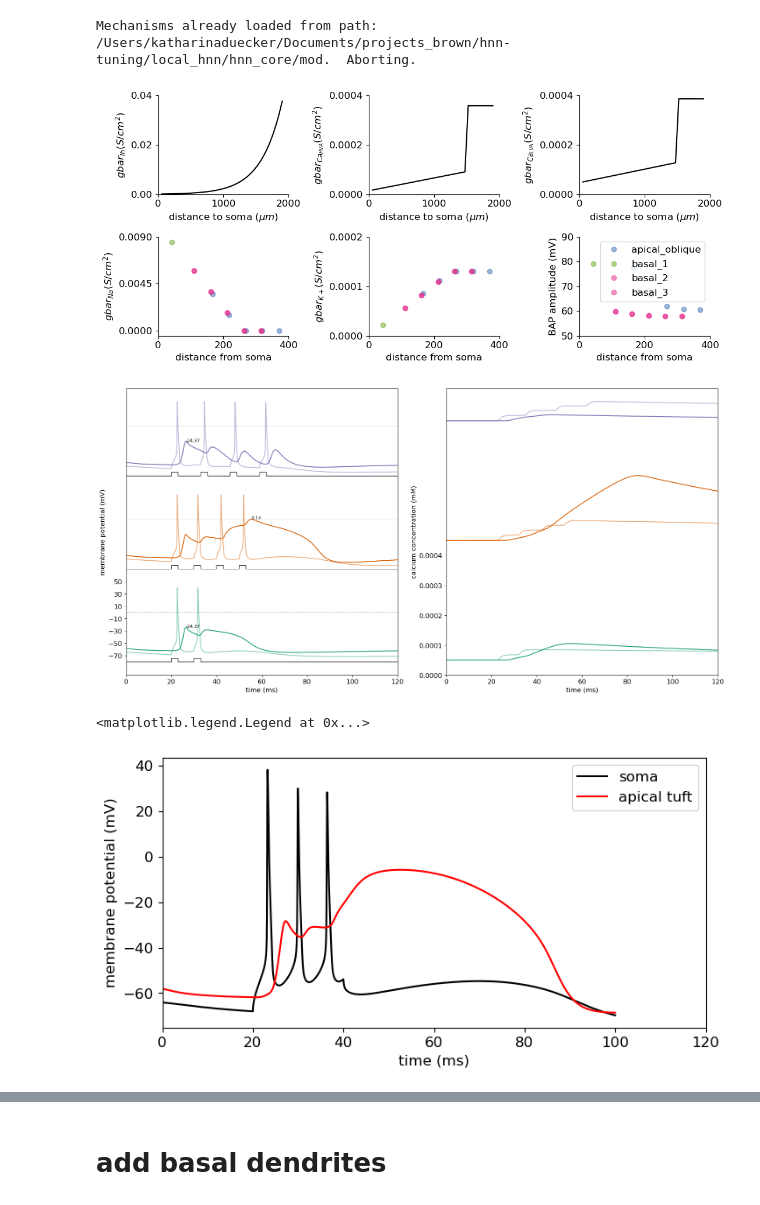
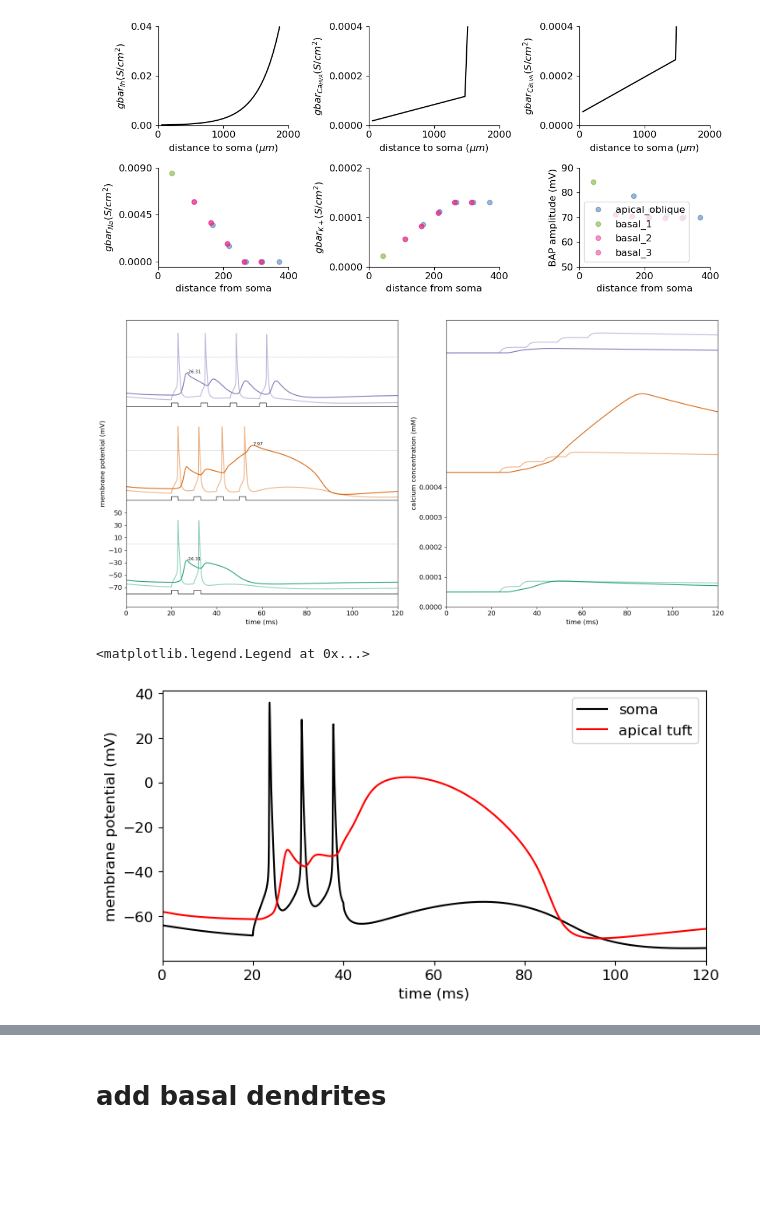
Before and after one commit to jonescompneurolab/hnn-tuning, a Jupyter notebook: new_cells_dev/cells/l5_ET_handtune.ipynb, the cells around one changed output, grey strips where cells are left out. Drawn from its saved outputs; the diff is of its cells as text; code cells hidden in the pictures; blank space fills up the shorter version.

```diff
--- a/new_cells_dev/cells/l5_ET_handtune.ipynb
+++ b/new_cells_dev/cells/l5_ET_handtune.ipynb
@@ -41,16 +41,16 @@ hay_model_params = {'soma': {'NaTs2_t': 20_400e-4/2*1.2,
                                 'pas': {'g': .338e-4/2,
                                           'e': -90}},
                         'basal': {'NaTs2_t': partial(linear_gbar,20_400e-4/2*0.01,0,255),
-                                'SKv3_1': partial(linear_gbar,0,0.000261/2*1,255),
-                                  'Ih': 5.14e-5/2,
-                                  'pas': {'g': 1.75e-5/2,
+                                'SKv3_1': partial(linear_gbar,0,0.000261/2,255),
+                                  'Ih': 5.14e-5/2*2,
+                                  'pas': {'g': 1.75e-5/2*2,
                                           'e': -90}},
                         'dend': {'NaTa_t': 0.0213/2,
                                 'SKv3_1': 0.000261/2,
-                                'Ca_HVA': partial(linear_gbar, 2.78e-5/2*1., 2.78e-5/2*6.6, 1500),
-                                'Ca_LVAst': partial(linear_gbar, 93.5e-6/2, 93.5e-6/2*2.75, 1500),
+                                'Ca_HVA': partial(linear_gbar, 2.78e-5/2*1., 2.78e-5/2*8.5, 1500),
+                                'Ca_LVAst': partial(linear_gbar, 93.5e-6/2, 93.5e-6/2*5.75, 1500),
                                 'SK_E2': 0.0012/2*4,#*2,#*1.6,
-                                'Ih': partial(Ih_condu_hay, 1e-4/2),
+                                'Ih': partial(Ih_condu_hay, 1e-4/2*1.2),
                                 'Im': 0.0000675/2,
                                 'K_Pst': 0,
                                 'K_Tst': 0,
@@ -93,8 +93,7 @@ fig = fig_conductances(l5pyr)
 fig.savefig(os.path.join(figpth, 'conductances.png'))
 fig.savefig(os.path.join(figpth, 'conductances.svg'))
 # %% [output]
-Mechanisms already loaded from path: /Users/katharinaduecker/Documents/projects_brown/hnn-tuning/local_hnn/hnn_core/mod.  Aborting.
-[figure, old version]
+[figure, new version]
 # %%
 cols = np.array(([27, 158, 119], [217,95,2], [117,112,179], [231,41,138], [102,166,30]))/255
 fig, ax = plt.subplots(1, 2, figsize=(16,8))
@@ -123,10 +122,12 @@ for n, num_pulse in enumerate(nums_pulse):
         stim[i].amp = 3
 
 
-    for s, section in enumerate(section_names):
-        voltg[s] = h.Vector().record(l5pyr._nrn_sections[section](0.5)._ref_v)
-        ca[s] = h.Vector().record(l5pyr._nrn_sections[section](0.5)._ref_cai)
+    #for s, section in enumerate(section_names):
+    voltg[1] = h.Vector().record(l5pyr._nrn_sections['soma'](0.5)._ref_v)
+    ca[1] = h.Vector().record(l5pyr._nrn_sections['soma'](0.5)._ref_cai)
 
+    voltg[0] = h.Vector().record(l5pyr._nrn_sections['apical_tuft'](0.5)._ref_v)
+    ca[0] = h.Vector().record(l5pyr._nrn_sections['apical_tuft'](0.5)._ref_cai)
 
     h.celsius = 37
     h.finitialize()
@@ -141,34 +142,34 @@ for n, num_pulse in enumerate(nums_pulse):
         ax[0].plot(t, voltg[s]+n*150, color=cols[n], alpha=1/(s+1))
         ax[0].plot(t.as_numpy(), clamp_current*2+n*150-80, color='black', alpha=0.75, linewidth=0.75)
 
 
         if section == 'apical_tuft':
             v_max = np.max(voltg[s].as_numpy())
             t_max = np.argmax(voltg[s].as_numpy())
             ax[0].text(t[t_max], v_max+n*150, f'{v_max:.2f}', fontsize=8)
 
             ax[1].plot(t, ca[s]+n*0.0004, label=f'{num_pulse} pulses, {time_diff[n]} ms apart', color=cols[n], alpha=1/(s+1))
 
         else:
             ax[1].plot(t, ca[s]+n*0.0004, color=cols[n], alpha=1/(s+1))
 
 
 
 
 ax[0].set_ylabel('membrane potential (mV)')
 ax[0].set_xlabel('time (ms)')
 ax[0].set_yticks(np.arange(-70, 70, 20))
 ax[0].set_xlim([0, 120])
 ax[1].set_ylabel('calcium concentration (mM)')
 ax[1].set_xlabel('time (ms)')
 ax[1].set_yticks(np.arange(0, 0.0005, 0.0001))
 ax[1].set_xlim([0, 120])
 
 fig.tight_layout()
 fig.savefig(figpth+'soma_vs_apical_critfreq.png')
 fig.savefig(figpth+f'soma_vs_apical_critfreq.svg', format='svg')
 # %% [output]
-[figure, old version]
+[figure, new version]
 # %%
 l5pyr= Cell(sections, cell_tree, cell_type='L5_pyramidal', gid=0)
 l5pyr.build()
@@ -196,7 +197,7 @@ ax.set_xlim([0, 120])
 ax.legend()
 # %% [output]
 <matplotlib.legend.Legend at 0x...>
-[figure, old version]
+[figure, new version]
 # %%
 fig, ax = plt.subplots(1, 2, figsize=(16,10))
 
```
Also changed, not shown: parts of 5 cells of this notebook, 3 other files.
